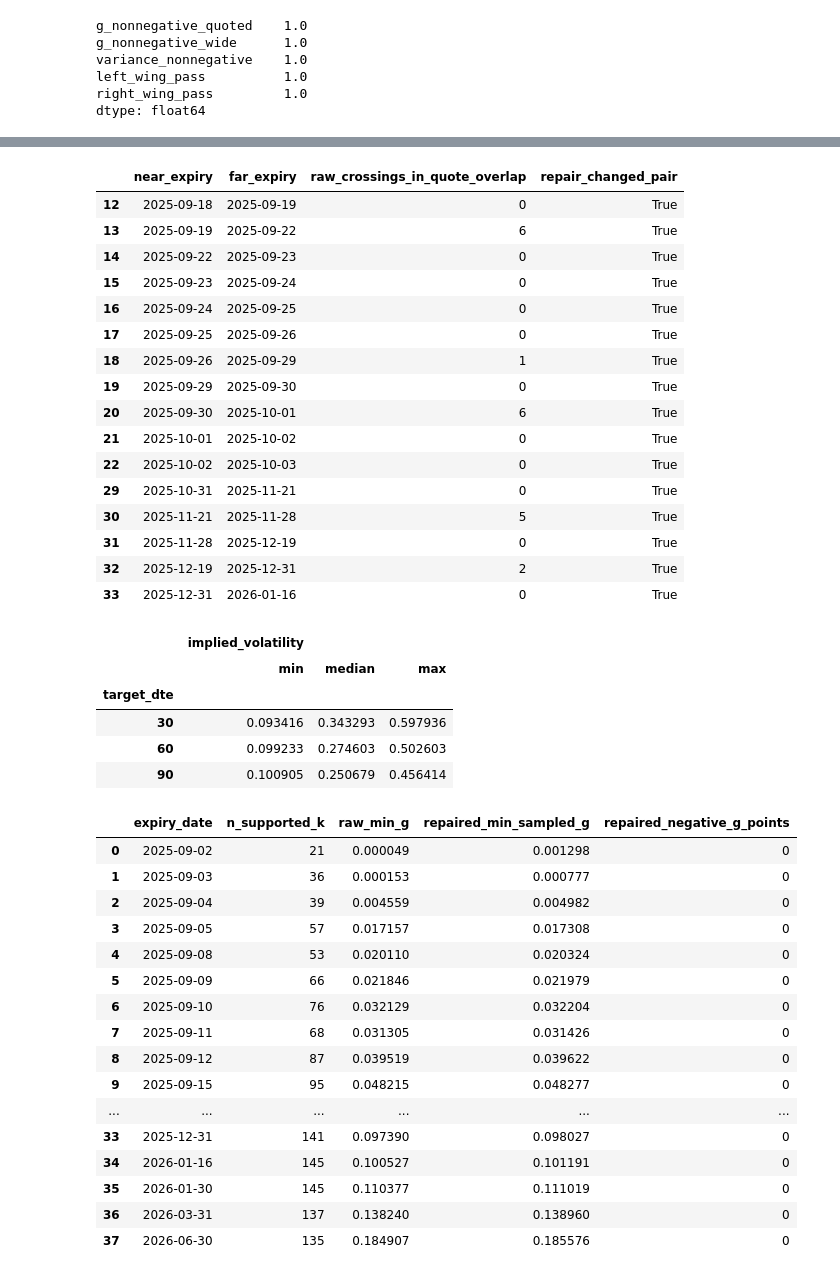
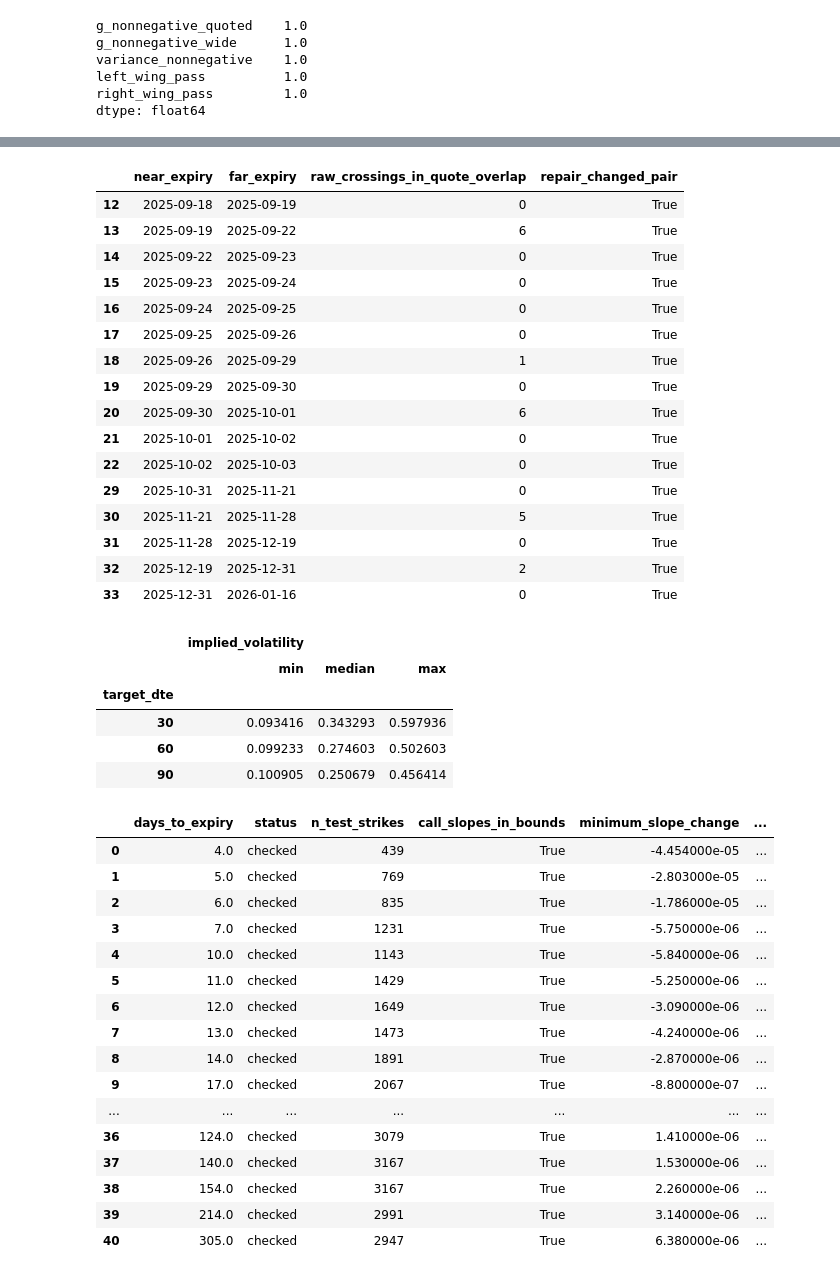
Before and after one commit to MMillward2012/Volatility-Forecasting-and-Options-Trading, a Jupyter notebook: notebooks/raw_svi_diagnostics.ipynb, the cells around one changed output, grey strips where cells are left out. Drawn from its saved outputs; the diff is of its cells as text; code cells hidden in the pictures.

Commit message:
Fix surface expiry brackets and evaluated arbitrage diagnostics

```diff
--- a/notebooks/raw_svi_diagnostics.ipynb
+++ b/notebooks/raw_svi_diagnostics.ipynb
@@ -391,8 +393,6 @@ for i in range(len(maturities) - 1):
         'far_expiry': far['expiry_date'], 'far_dte': far['days_to_expiry'],
         'raw_crossings_in_quote_overlap': int((raw_overlap < -1e-10).sum()),
         'repaired_crossings_in_quote_overlap': int((repaired_overlap < -1e-10).sum()),
-        'raw_crossings_on_supported_grid': int((raw_calendar_difference[i, np.isfinite(raw_calendar_difference[i])] < -1e-10).sum()),
-        'repaired_crossings_on_supported_grid': int((repaired_calendar_difference[i, np.isfinite(repaired_calendar_difference[i])] < -1e-10).sum()),
         'repair_changed_pair': bool(np.any(np.abs(adjustment_w[i:i + 2, overlap]) > 1e-12)) if overlap.any() else False,
     })
 calendar = pd.DataFrame(calendar_rows)
@@ -406,20 +406,20 @@ adjustment_summary = pd.Series({
     'median_abs_adjustment_iv_points_on_support': np.nanmedian(np.abs(adjustment_iv_points)),
     'raw_crossings_in_quote_overlap': calendar['raw_crossings_in_quote_overlap'].sum(),
     'repaired_crossings_in_quote_overlap': calendar['repaired_crossings_in_quote_overlap'].sum(),
-    'raw_crossings_on_supported_grid': calendar['raw_crossings_on_supported_grid'].sum(),
-    'repaired_crossings_on_supported_grid': calendar['repaired_crossings_on_supported_grid'].sum(),
+    'raw_crossings_on_supported_grid': count_calendar_crossings(raw_w),
+    'repaired_crossings_on_supported_grid': count_calendar_crossings(repaired_w),
     'adjacent_pairs_changed_in_quote_overlap': calendar['repair_changed_pair'].sum(),
 })
 display(adjustment_summary.to_frame('value').round(8))
 maturity_adjustments = []
 for i, params in parameters.sort_values('time_to_expiry').reset_index(drop=True).iterrows():
-    max_iv_column = int(np.nanargmax(np.abs(adjustment_iv_points[i])))
+    max_iv_column = int(np.nanargmax(np.abs(adjustment_iv_points[i]))) if quote_coverage[i].any() else None
     maturity_adjustments.append({
         'expiry_date': params['expiry_date'],
         'max_abs_adjustment_w_on_support': np.nanmax(np.abs(adjustment_w[i])) if quote_coverage[i].any() else np.nan,
         'median_abs_adjustment_w_on_support': np.nanmedian(np.abs(adjustment_w[i])) if quote_coverage[i].any() else np.nan,
         'max_abs_adjustment_iv_points_on_support': np.nanmax(np.abs(adjustment_iv_points[i])) if quote_coverage[i].any() else np.nan,
-        'k_at_max_iv_adjustment': calendar_k_grid[max_iv_column],
+        'k_at_max_iv_adjustment': calendar_k_grid[max_iv_column] if max_iv_column is not None else np.nan,
     })
 maturity_adjustments = pd.DataFrame(maturity_adjustments)
 display(maturity_adjustments.assign(expiry_date=maturity_adjustments['expiry_date'].dt.strftime('%Y-%m-%d')).round(7))
@@ -428,8 +428,10 @@ display(calendar.loc[calendar['repair_changed_pair'], ['near_expiry', 'far_expir
 target_smiles = []
 for target_dte in [30, 60, 90]:
     target_tau = target_dte / 365
+    if target_tau < maturities[0] or target_tau > maturities[-1]:
+        continue
     right_index = np.searchsorted(maturities, target_tau)
-    left_index = right_index - 1
+    left_index = right_index if maturities[right_index] == target_tau else right_index - 1
     target_support = surface_grid['support_mask'][left_index] & surface_grid['support_mask'][right_index]
     target_k = calendar_k_grid[target_support]
     evaluated = evaluate_surface(target_k, target_tau, surface_grid)
@@ -441,26 +443,41 @@ for target_dte in [30, 60, 90]:
 interpolated_smiles = pd.concat(target_smiles, ignore_index=True)
 display(interpolated_smiles.groupby('target_dte')[['implied_volatility']].agg(['min', 'median', 'max']).round(6))
 
-repaired_butterfly_rows = []
-for i, params in parameters.sort_values('time_to_expiry').reset_index(drop=True).iterrows():
-    supported = surface_grid['support_mask'][i]
+evaluated_butterfly_rows = []
+check_maturities = np.unique(np.r_[maturities, np.array([30, 60, 90]) / 365])
+for tau in check_maturities:
+    if tau < maturities[0] or tau > maturities[-1]:
+        continue
+    right_index = np.searchsorted(maturities, tau)
+    left_index = right_index if maturities[right_index] == tau else right_index - 1
+    supported = quote_coverage[left_index] & quote_coverage[right_index]
     k_supported = calendar_k_grid[supported]
-    w_supported = repaired_w[i, supported]
-    w_k = np.gradient(w_supported, k_supported, edge_order=2)
-    w_kk = np.gradient(w_k, k_supported, edge_order=2)
-    g_repaired = (1 - k_supported * w_k / (2 * w_supported)) ** 2 - (w_k ** 2 / 4) * (1 / w_supported + 1 / 4) + w_kk / 2
-    raw_params = [params[name] for name in ['a', 'b', 'rho', 'm', 'sigma']]
-    g_raw_min = raw_svi_butterfly_diagnostic(*raw_params, k_supported)['minimum_g_on_grid']
-    repaired_butterfly_rows.append({
-        'expiry_date': params['expiry_date'],
-        'n_supported_k': len(k_supported),
-        'raw_min_g': g_raw_min,
-        'repaired_min_sampled_g': float(np.min(g_repaired)),
-        'repaired_negative_g_points': int((g_repaired < -1e-8).sum()),
+    if len(k_supported) < 2:
+        evaluated_butterfly_rows.append({'days_to_expiry': tau * 365, 'status': 'insufficient support'})
+        continue
+    strike_nodes = np.exp(k_supported)
+    knot_step = 0.001 * np.min(np.diff(strike_nodes))
+    strikes = np.unique(np.concatenate([
+        *[np.linspace(left, right, 21) for left, right in zip(strike_nodes[:-1], strike_nodes[1:])],
+        strike_nodes[1:-1] - knot_step, strike_nodes[1:-1] + knot_step,
+    ]))
+    test_k = np.unique(np.clip(np.log(strikes), k_supported[0], k_supported[-1]))
+    strikes = np.exp(test_k)
+    evaluated = evaluate_surface(test_k, tau, surface_grid)
+    calls = black_scholes_call_price(1.0, strikes, 1.0, tau, evaluated['implied_volatility'])
+    call_slopes = np.diff(calls) / np.diff(strikes)
+    slope_changes = np.diff(call_slopes)
+    evaluated_butterfly_rows.append({
+        'days_to_expiry': tau * 365,
+        'status': 'checked',
+        'n_test_strikes': len(strikes),
+        'call_slopes_in_bounds': bool(((call_slopes >= -1 - 1e-8) & (call_slopes <= 1e-8)).all()),
+        'minimum_slope_change': float(slope_changes.min()),
+        'convexity_violations': int((slope_changes < -1e-8).sum()),
     })
-repaired_butterfly = pd.DataFrame(repaired_butterfly_rows)
-display(repaired_butterfly.assign(expiry_date=repaired_butterfly['expiry_date'].dt.strftime('%Y-%m-%d')).round(7))
-print('Slices with a negative sampled repaired g(k):', int((repaired_butterfly['repaired_negative_g_points'] > 0).sum()))
+evaluated_butterfly = pd.DataFrame(evaluated_butterfly_rows)
+display(evaluated_butterfly.round(8))
+print('Evaluated smiles with sampled convexity violations:', int(evaluated_butterfly['convexity_violations'].gt(0).sum()))
 # %% [output]
 |  | near_expiry | near_dte | far_expiry | far_dte | raw_crossings_in_quote_overlap | repaired_crossings_in_quote_overlap | ... |
 | 0 | 2025-09-02 | 4 | 2025-09-03 | 5 | 0 | 0 | ... |
@@ -503,47 +520,47 @@ print('Slices with a negative sampled repaired g(k):', int((repaired_butterfly['
 | 9 | 2025-09-15 | 0.000000e+00 | 0.0 | 0.000000 | -0.430 |
 | ... | ... | ... | ... | ... | ... |
 | 33 | 2025-12-31 | 2.350000e-05 | 0.0 | 0.032530 | 0.200 |
 | 34 | 2026-01-16 | 0.000000e+00 | 0.0 | 0.000000 | -0.500 |
 | 35 | 2026-01-30 | 0.000000e+00 | 0.0 | 0.000000 | -0.500 |
 | 36 | 2026-03-31 | 0.000000e+00 | 0.0 | 0.000000 | -0.500 |
 | 37 | 2026-06-30 | 0.000000e+00 | 0.0 | 0.000000 | -0.500 |
 |  | near_expiry | far_expiry | raw_crossings_in_quote_overlap | repair_changed_pair |
 | 12 | 2025-09-18 | 2025-09-19 | 0 | True |
 | 13 | 2025-09-19 | 2025-09-22 | 6 | True |
 | 14 | 2025-09-22 | 2025-09-23 | 0 | True |
 | 15 | 2025-09-23 | 2025-09-24 | 0 | True |
 | 16 | 2025-09-24 | 2025-09-25 | 0 | True |
 | 17 | 2025-09-25 | 2025-09-26 | 0 | True |
 | 18 | 2025-09-26 | 2025-09-29 | 1 | True |
 | 19 | 2025-09-29 | 2025-09-30 | 0 | True |
 | 20 | 2025-09-30 | 2025-10-01 | 6 | True |
 | 21 | 2025-10-01 | 2025-10-02 | 0 | True |
 | 22 | 2025-10-02 | 2025-10-03 | 0 | True |
 | 29 | 2025-10-31 | 2025-11-21 | 0 | True |
 | 30 | 2025-11-21 | 2025-11-28 | 5 | True |
 | 31 | 2025-11-28 | 2025-12-19 | 0 | True |
 | 32 | 2025-12-19 | 2025-12-31 | 2 | True |
 | 33 | 2025-12-31 | 2026-01-16 | 0 | True |
 |  | implied_volatility |  |  |
 |  | min | median | max |
 | target_dte |  |  |  |
 | 30 | 0.093416 | 0.343293 | 0.597936 |
 | 60 | 0.099233 | 0.274603 | 0.502603 |
 | 90 | 0.100905 | 0.250679 | 0.456414 |
-|  | expiry_date | n_supported_k | raw_min_g | repaired_min_sampled_g | repaired_negative_g_points |
-| 0 | 2025-09-02 | 21 | 0.000049 | 0.001298 | 0 |
-| 1 | 2025-09-03 | 36 | 0.000153 | 0.000777 | 0 |
-| 2 | 2025-09-04 | 39 | 0.004559 | 0.004982 | 0 |
-| 3 | 2025-09-05 | 57 | 0.017157 | 0.017308 | 0 |
-| 4 | 2025-09-08 | 53 | 0.020110 | 0.020324 | 0 |
-| 5 | 2025-09-09 | 66 | 0.021846 | 0.021979 | 0 |
-| 6 | 2025-09-10 | 76 | 0.032129 | 0.032204 | 0 |
-| 7 | 2025-09-11 | 68 | 0.031305 | 0.031426 | 0 |
-| 8 | 2025-09-12 | 87 | 0.039519 | 0.039622 | 0 |
-| 9 | 2025-09-15 | 95 | 0.048215 | 0.048277 | 0 |
-| ... | ... | ... | ... | ... | ... |
-| 33 | 2025-12-31 | 141 | 0.097390 | 0.098027 | 0 |
-| 34 | 2026-01-16 | 145 | 0.100527 | 0.101191 | 0 |
-| 35 | 2026-01-30 | 145 | 0.110377 | 0.111019 | 0 |
-| 36 | 2026-03-31 | 137 | 0.138240 | 0.138960 | 0 |
-| 37 | 2026-06-30 | 135 | 0.184907 | 0.185576 | 0 |
+|  | days_to_expiry | status | n_test_strikes | call_slopes_in_bounds | minimum_slope_change | ... |
+| 0 | 4.0 | checked | 439 | True | -4.454000e-05 | ... |
+| 1 | 5.0 | checked | 769 | True | -2.803000e-05 | ... |
+| 2 | 6.0 | checked | 835 | True | -1.786000e-05 | ... |
+| 3 | 7.0 | checked | 1231 | True | -5.750000e-06 | ... |
+| 4 | 10.0 | checked | 1143 | True | -5.840000e-06 | ... |
+| 5 | 11.0 | checked | 1429 | True | -5.250000e-06 | ... |
+| 6 | 12.0 | checked | 1649 | True | -3.090000e-06 | ... |
+| 7 | 13.0 | checked | 1473 | True | -4.240000e-06 | ... |
+| 8 | 14.0 | checked | 1891 | True | -2.870000e-06 | ... |
+| 9 | 17.0 | checked | 2067 | True | -8.800000e-07 | ... |
+| ... | ... | ... | ... | ... | ... | ... |
+| 36 | 124.0 | checked | 3079 | True | 1.410000e-06 | ... |
+| 37 | 140.0 | checked | 3167 | True | 1.530000e-06 | ... |
+| 38 | 154.0 | checked | 3167 | True | 2.260000e-06 | ... |
+| 39 | 214.0 | checked | 2991 | True | 3.140000e-06 | ... |
+| 40 | 305.0 | checked | 2947 | True | 6.380000e-06 | ... |
```
Also changed, not shown: parts of 3 cells of this notebook, 3 other files.
